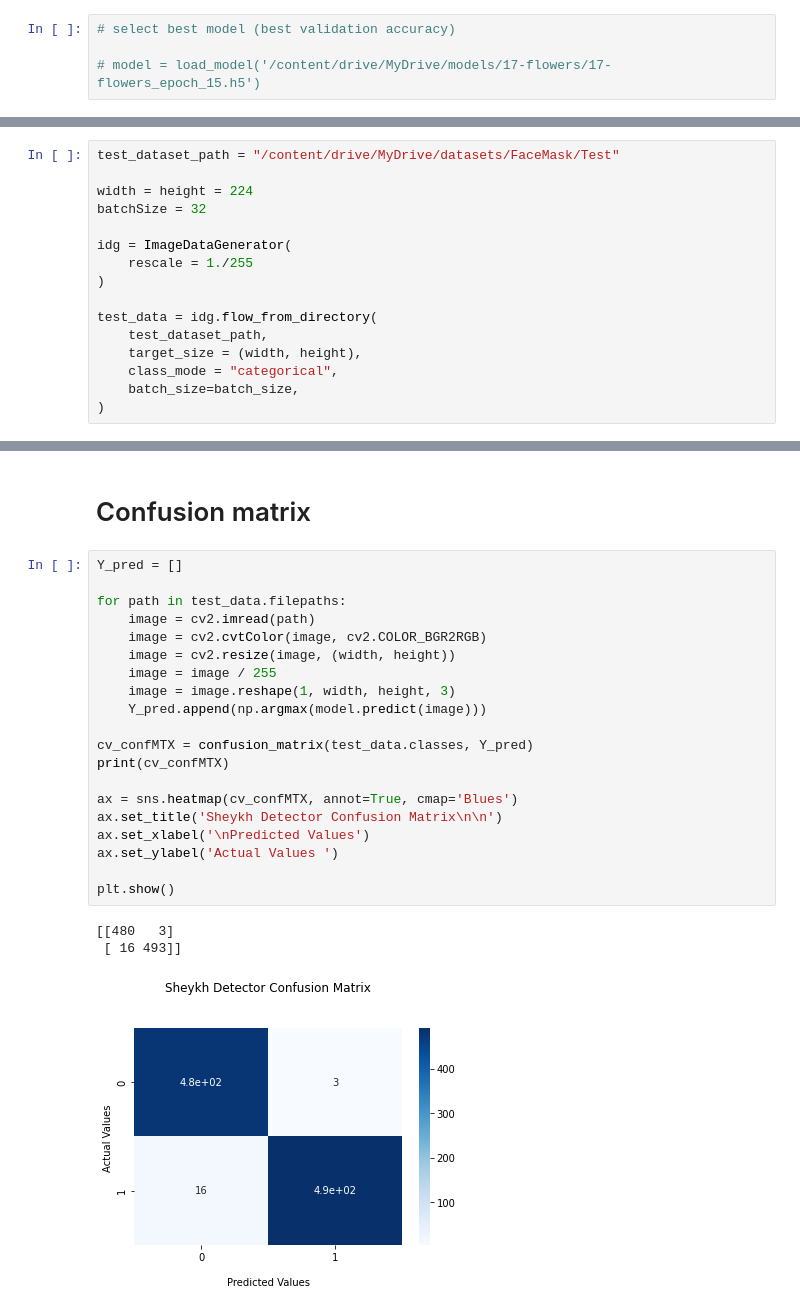
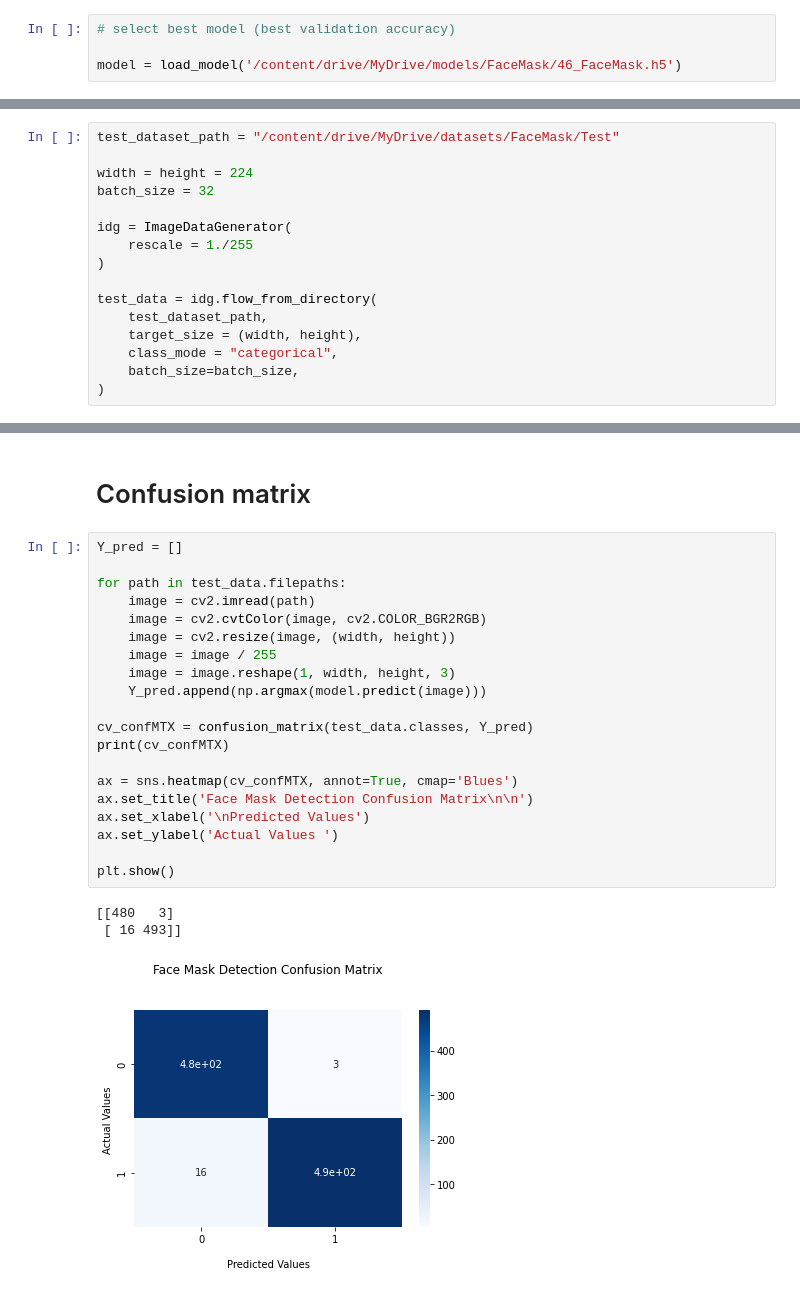
Before and after one commit to Ebadi-Fereshteh/Deep-Learning, a Jupyter notebook: 46-FaceMaskDetection/46_FaceMaskDetection.ipynb, the cells around one changed output, grey strips where cells are left out. Drawn from its saved outputs; the diff is of its cells as text.

```diff
--- a/46-FaceMaskDetection/46_FaceMaskDetection.ipynb
+++ b/46-FaceMaskDetection/46_FaceMaskDetection.ipynb
@@ -155,4 +155,4 @@ model.save('/content/drive/MyDrive/models/FaceMask/46_FaceMask.h5')
 # %%
 # select best model (best validation accuracy)
 
-# model = load_model('/content/drive/MyDrive/models/17-flowers/17-flowers_epoch_15.h5')
+model = load_model('/content/drive/MyDrive/models/FaceMask/46_FaceMask.h5')
@@ -164,7 +162,7 @@ model.save('/content/drive/MyDrive/models/FaceMask/46_FaceMask.h5')
 test_dataset_path = "/content/drive/MyDrive/datasets/FaceMask/Test"
 
 width = height = 224
-batchSize = 32
+batch_size = 32
 
 idg = ImageDataGenerator(
     rescale = 1./255
@@ -191,24 +189,24 @@ print(test_acc)
 # %%
 Y_pred = []
 
 for path in test_data.filepaths:
     image = cv2.imread(path)
     image = cv2.cvtColor(image, cv2.COLOR_BGR2RGB)
     image = cv2.resize(image, (width, height))
     image = image / 255
     image = image.reshape(1, width, height, 3)
     Y_pred.append(np.argmax(model.predict(image)))
 
 cv_confMTX = confusion_matrix(test_data.classes, Y_pred)
 print(cv_confMTX)
 
 ax = sns.heatmap(cv_confMTX, annot=True, cmap='Blues')
-ax.set_title('Sheykh Detector Confusion Matrix\n\n')
+ax.set_title('Face Mask Detection Confusion Matrix\n\n')
 ax.set_xlabel('\nPredicted Values')
 ax.set_ylabel('Actual Values ')
 
 plt.show()
 # %% [output]
 [[480   3]
  [ 16 493]]
-[figure, old version]
+[figure, new version]
```
Also changed, not shown: parts of 1 cell of this notebook.
